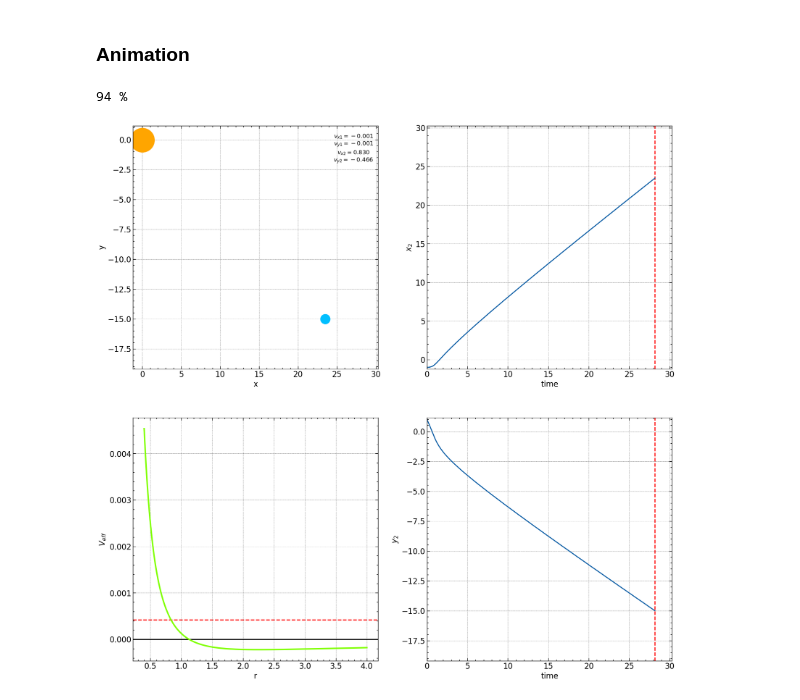
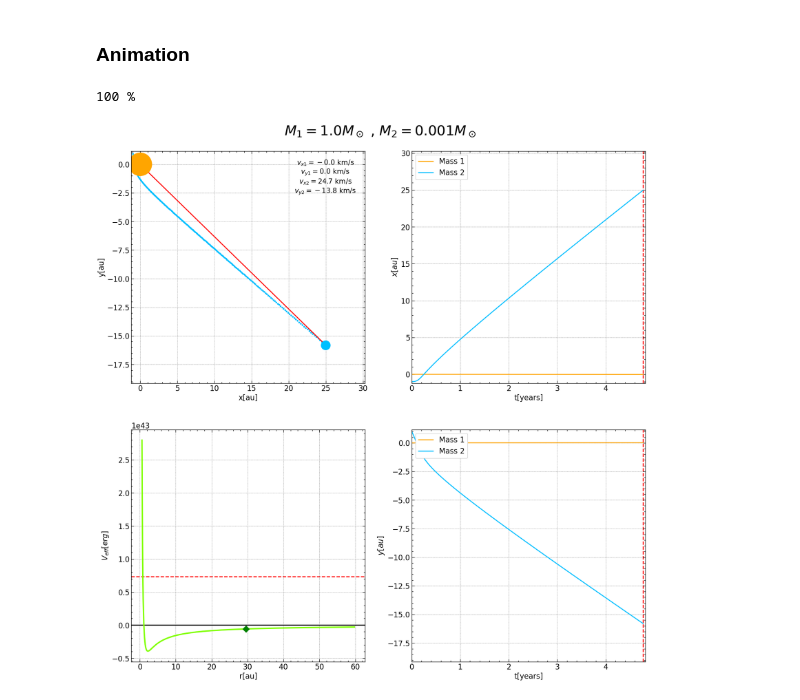
Before and after one commit to M-Bianchi/Dynamics_of_Stellar_Systems, a Jupyter notebook: nbody_sh1/twobody_plots.ipynb, the cells around one changed output. Cells and saved outputs as stored; diff of their text form; code cells hidden in the pictures.

```diff
--- a/nbody_sh1/twobody_plots.ipynb
+++ b/nbody_sh1/twobody_plots.ipynb
@@ -121,4 +190,9 @@ vz2 = data[["vz2"]].to_numpy()
+# %%
+r = np.array([x2-x1, y2-y1, z2-z1])
+
+[x1, y1, z1], [x2, y2, z2] = PosToCM(r)
+[vx1, vy1, vz1], [vx2, vy2, vz2] = VelToCM(np.array([vx1, vy1, vz1]), np.array([vx2, vy2, vz2]))
 # %%
-dist = np.linalg.norm([x2-x1, y2-y1, z2-z1], axis=0)
+dist = np.linalg.norm(r, axis=0)
 dist
 # %% [output]
@@ -134,3 +203,8 @@ Planar motion
+# %%
+x_min = np.min([x1,x2])
+x_max = np.max([x1,x2])
+y_min = np.min([y1,y2])
+y_max = np.max([y1,y2])
 # %%
 plt.scatter(x1, y1, marker='o', s=5, color='orange')
 plt.scatter(x2, y2, marker='o', s=3, color='deepskyblue')
@@ -145,72 +219,83 @@ Text(0, 0.5, 'y')
 ### Animation
 # %%
 # if len(x1)=N, then the animation will have N/k frames
-k = 100
+k = 3
 # %%
 #fig = plt.Figure() #somehow faster than fig, ax = plt.subplots(1,1), but text doesn't work well
 #ax = fig.add_subplot()
 plt.rcParams['figure.figsize'] = [20 , 20]
 fig, axes = plt.subplots(2,2)
+fig.suptitle(f'$M_1={m1}M_\odot$ , $M_2={m2}M_\odot$', fontsize=30, y=0.92)
 
 ax = axes[0][0]
 ax.clear()
-ax.set_xlim(1.2*np.min(x2), 1.2*np.max(x2))
-ax.set_ylim(1.2*np.min(y2), 1.2*np.max(y2))
-ax.set_xlabel('x')
-ax.set_ylabel('y')
-one, = ax.plot([], [], 'o', color='orange', markersize=50)
-two, = ax.plot([], [], 'o', color='deepskyblue', markersize=20)
-text = ax.text(-0.3, 2.05, 'asdasd', transform = fig.gca().transAxes, fontsize=12, backgroundcolor='white', ha='center', zorder=0)
+ax.set_xlim(1.2*x_min, 1.2*x_max)
+ax.set_ylim(1.2*y_min, 1.2*y_max)
+ax.set_xlabel('x[au]')
+ax.set_ylabel('y[au]')
+ax.scatter(x1, y1, marker='o', s=3, color='orange', zorder=1)
+ax.scatter(x2, y2, marker='o', s=3, color='deepskyblue', zorder=1)
+one, = ax.plot([], [], 'o', color='orange', markersize=50, zorder=2)
+two, = ax.plot([], [], 'o', color='deepskyblue', markersize=20, zorder=2)
+distance, = ax.plot([], [], 'ro-', zorder=1)
+text = ax.text(-0.37, 2.02, 'asdasd', transform = fig.gca().transAxes, fontsize=15, backgroundcolor='white', ha='center', zorder=0)
 
 ax = axes[1][0]
-x_dense = np.linspace(0.4, 4, 10000)
-ax.plot(x_dense, V_eff(x_dense), color='chartreuse', linewidth=3)
+x_dense = np.linspace(0.7*np.min(dist), 2*np.max(dist), 10000)
+ax.plot(x_dense, V_eff(x_dense)*E_pu, color='chartreuse', linewidth=3)
 ax.axhline(0, ls='-', color='black', zorder=0)
-ax.axhline(E_tot, ls='--', color='red', zorder=0)
-ax.set_xlabel('r')
-ax.set_ylabel('$V_{eff}$')
+ax.axhline(E_tot*E_pu, ls='--', color='red', zorder=0)
+ax.set_xlabel('r[au]')
+ax.set_ylabel('$V_{eff}[erg]$')
 potential, = ax.plot([], [], 'D', color='green', markersize=10)
 
 ax = axes[0][1]
 ax.set_xlim(0, np.max(time))
-ax.set_ylim(1.2*np.min(x2), 1.2*np.max(x2))
-ax.set_xlabel('time')
-ax.set_ylabel('$x_2$')
-plot_x2, = ax.plot([],[])
+ax.set_ylim(1.2*x_min, 1.2*x_max)
+ax.set_xlabel('t[years]')
+ax.set_ylabel('$x[au]$')
+plot_x1, = ax.plot([],[], color='orange', label='Mass 1')
+plot_x2, = ax.plot([],[], color='deepskyblue', label='Mass 2')
 plot_x2_vline = ax.axvline(0, linestyle='--', color='red', zorder=0)
+ax.legend(loc='upper left')
 
 ax = axes[1][1]
 ax.set_xlim(0, np.max(time))
-ax.set_ylim(1.2*np.min(y2), 1.2*np.max(y2))
-ax.set_xlabel('time')
-ax.set_ylabel('$y_2$')
-plot_y2, = ax.plot([],[])
+ax.set_ylim(1.2*y_min, 1.2*y_max)
+ax.set_xlabel('t[years]')
+ax.set_ylabel('$y[au]$')
+plot_y1, = ax.plot([],[], color='orange', label='Mass 1')
+plot_y2, = ax.plot([],[], color='deepskyblue', label='Mass 2')
 plot_y2_vline = ax.axvline(0, ls='--', c='red', zorder=0)
+ax.legend(loc='upper left')
 
 
 def animate(i):
     print(math.ceil(100*i*k/len(x1)), "%", end='\r')
     x_one, y_one = x1[k*i], y1[k*i]
     x_two, y_two = x2[k*i], y2[k*i]
     one.set_data([x_one], [y_one])
     two.set_data([x_two], [y_two])
+    distance.set_data([x_one, x_two], [y_one, y_two])
     textstr = '\n'.join((
-        r'$v_{x1} = %.3f$' %(vx1[k*i]),
-        r'$v_{y1} = %.3f$' %(vy1[k*i]),
-        r'$v_{x2} = %.3f$' %(vx2[k*i]),
-        r'$v_{y2} = %.3f$' %(vy2[k*i])
+        r'$v_{x1} = %.1f$ km/s' %(vx1[k*i]*v_pu),
+        r'$v_{y1} = %.1f$ km/s' %(vy1[k*i]*v_pu),
+        r'$v_{x2} = %.1f$ km/s' %(vx2[k*i]*v_pu),
+        r'$v_{y2} = %.1f$ km/s' %(vy2[k*i]*v_pu)
         ))
     text.set_text(textstr)
-    potential.set_data([dist[k*i]], [V_eff(dist[k*i])])
+    potential.set_data([dist[k*i]], [V_eff(dist[k*i])*E_pu])
+    plot_x1.set_data(time[:k*i], x1[:k*i])
     plot_x2.set_data(time[:k*i], x2[:k*i])
+    plot_y1.set_data(time[:k*i], y1[:k*i])
     plot_y2.set_data(time[:k*i], y2[:k*i])
     plot_x2_vline.set_xdata([time[k*i], time[k*i]])
     plot_y2_vline.set_xdata([time[k*i], time[k*i]])
     return one, two,
 
 writer = animation.FFMpegWriter(fps=60)
 ani = animation.FuncAnimation(fig, animate, frames=int(len(x1)/k), interval=1, blit=True)
 ani.save('twobody.gif', writer=writer, dpi=100)
 # %% [output]
-94 %
+100 %
-[figure, old version]
+[figure, new version]
```
Also changed, not shown: parts of 25 cells of this notebook, 14 other files.
